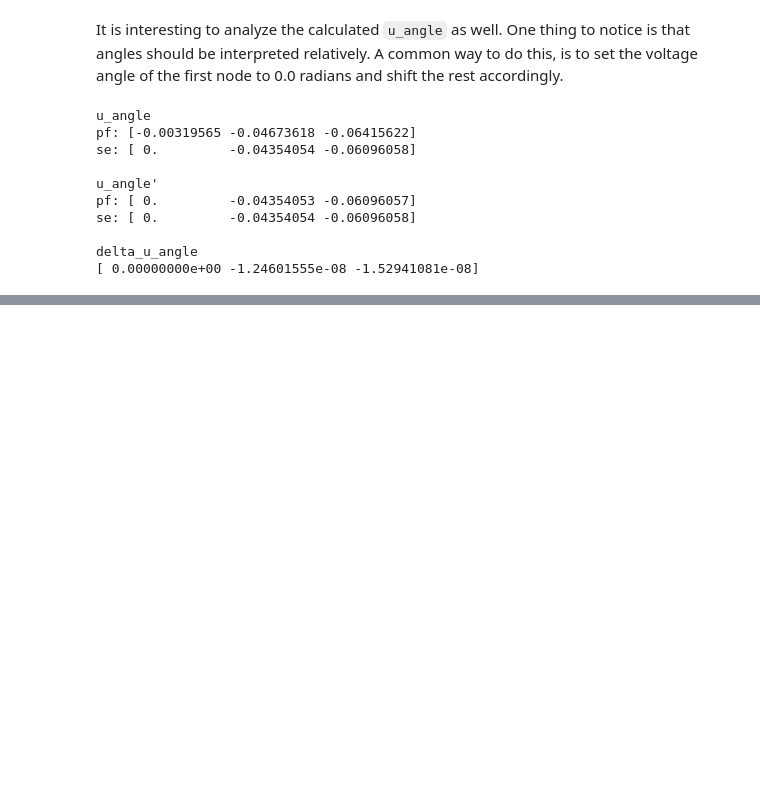
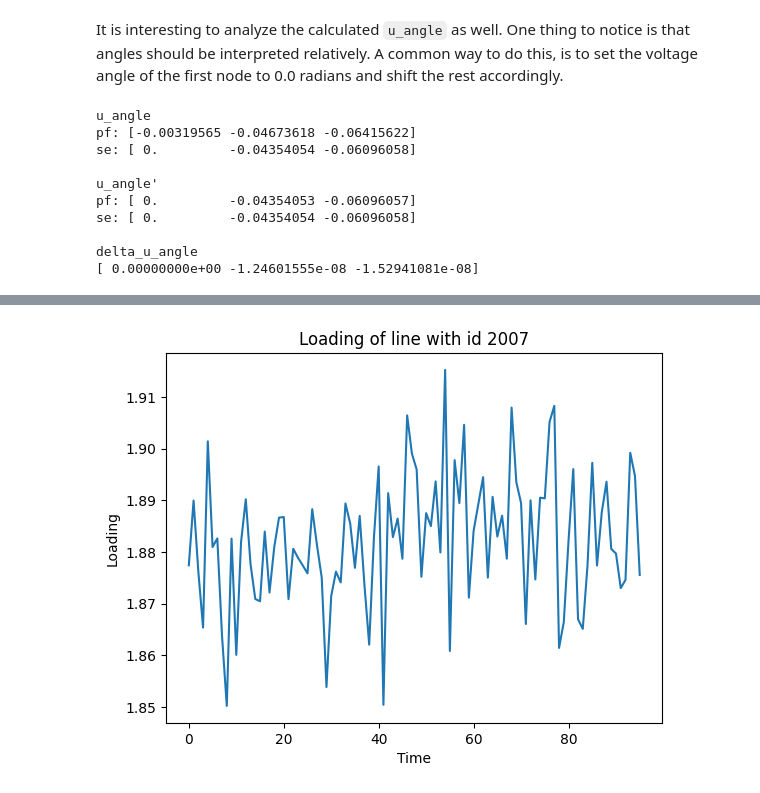
Before and after one commit to PowerGridModel/power-grid-model-workshop, a Jupyter notebook: state-estimation-assignment/State Estimation Assignment with Solutions.ipynb, the cells around one changed output, grey strips where cells are left out. Saved outputs shown, nothing was run; the diff lists cells and outputs as text; code cells hidden in the pictures; blank space fills up the shorter version.

Commit message:
add batch calculation assignment for state estimation
Signed-off-by: Martijn Govers <Martijn.Govers@Alliander.com>

```diff
--- a/state-estimation-assignment/State Estimation Assignment with Solutions.ipynb
+++ b/state-estimation-assignment/State Estimation Assignment with Solutions.ipynb
@@ -389,0 +398,9 @@ delta_u_angle
+# %%
+n_scenarios = 96
+n_sensors = len(input_data["sym_voltage_sensor"])
+sensor_id = input_data["sym_voltage_sensor"]["id"]
+sensor_u_measured = sym_voltage_sensor["u_measured"]
+measurements = np.tile(sensor_u_measured, (n_scenarios, 1)) + np.random.normal(scale=100, size=(n_scenarios, n_sensors))
+dti = pd.date_range("2022-01-01", periods=n_scenarios, freq="15min")
+df_voltage_measurements = pd.DataFrame(measurements, columns=sensor_id, index=dti)
+display(df_voltage_measurements)
@@ -389,0 +428,12 @@ delta_u_angle
+# %%
+# Initialize empty measurements
+sym_voltage_measurements = initialize_array(
+    "update", component_type="sym_voltage_sensor", shape=(n_scenarios, n_sensors)
+)
+
+# Set the attributes for the batch calculation
+# (assume u_sigma and u_angle_measurement are as before)
+sym_voltage_measurements["id"] = sensor_id
+sym_voltage_measurements["u_measured"] = measurements
+
+update_data = {"sym_voltage_sensor": sym_voltage_measurements}
@@ -389,0 +448,2 @@ delta_u_angle
+# %%
+output_data = model.calculate_state_estimation(update_data=update_data)
@@ -389,0 +476,14 @@ delta_u_angle
+# %%
+from matplotlib import pyplot as plt
+
+# Prepare data to be plotted. We wish to plot the loading of line with id 4 vs time.
+line_4_idx = np.where(output_data["line"]["id"] == 4)
+result_loading = output_data["line"]["loading"][line_4_idx]
+
+plt.plot(result_loading)
+plt.title('Loading of line with id 2007')
+plt.xlabel('Time')
+plt.ylabel('Loading')
+plt.show()
+# %% [output]
+[figure, added]
```
Also changed, not shown: parts of 9 cells of this notebook, 3 other files.
